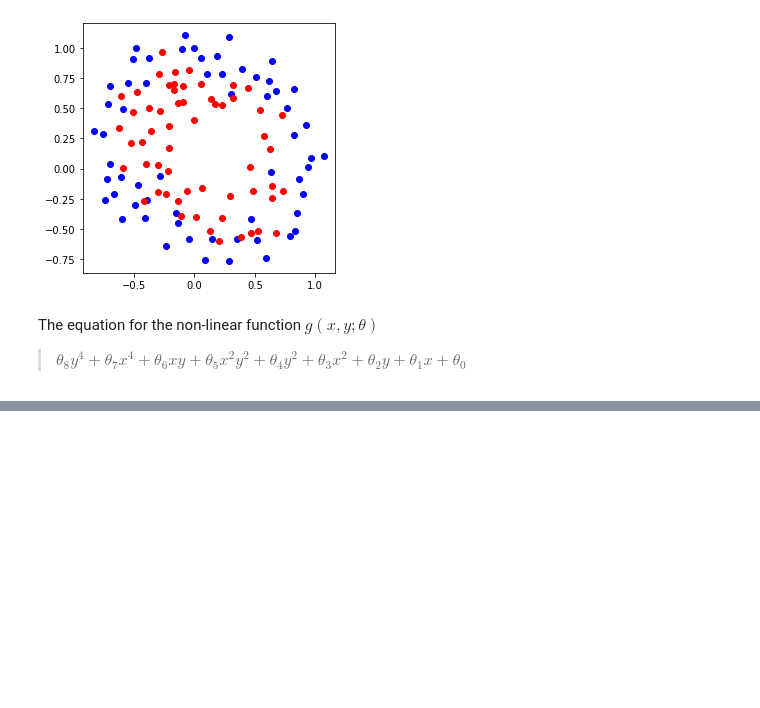
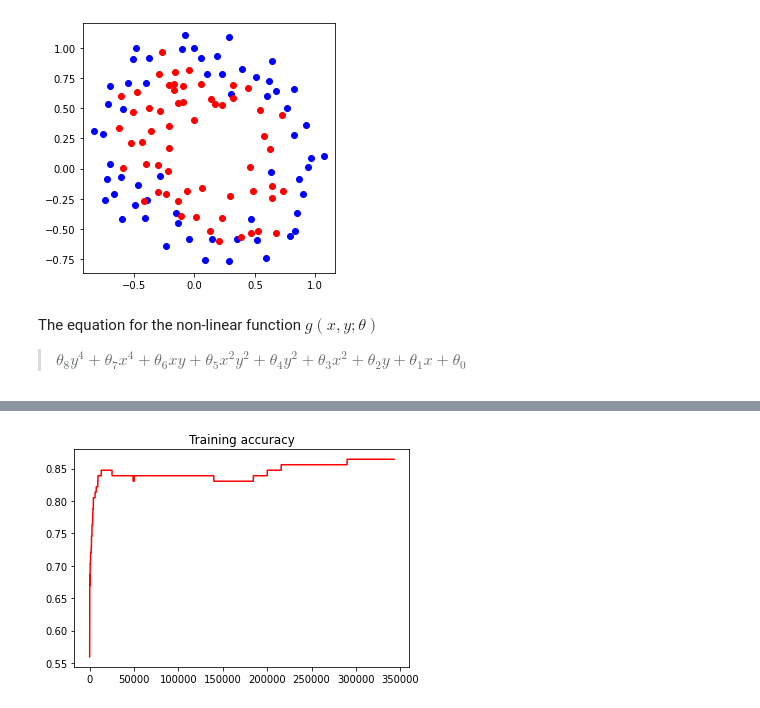
Before and after one commit to yangsu0/class_machine_learning, a Jupyter notebook: ML_Assignment6.ipynb, the cells around one changed output, grey strips where cells are left out. Saved outputs shown, nothing was run; the diff lists cells and outputs as text; code cells hidden in the pictures; blank space fills up the shorter version.

```diff
--- a/ML_Assignment6.ipynb
+++ b/ML_Assignment6.ipynb
@@ -124,0 +133,8 @@ The equation for the non-linear function $g(x,y;θ)$
+# %%
+#Plot the training accuracy
+acc_values = np.array(acc_values)
+plt.title('Training accuracy')
+plt.plot(acc_values,'r')
+plt.show()
+# %% [output]
+[figure, added]
```
Also changed, not shown: parts of 1 cell of this notebook.
